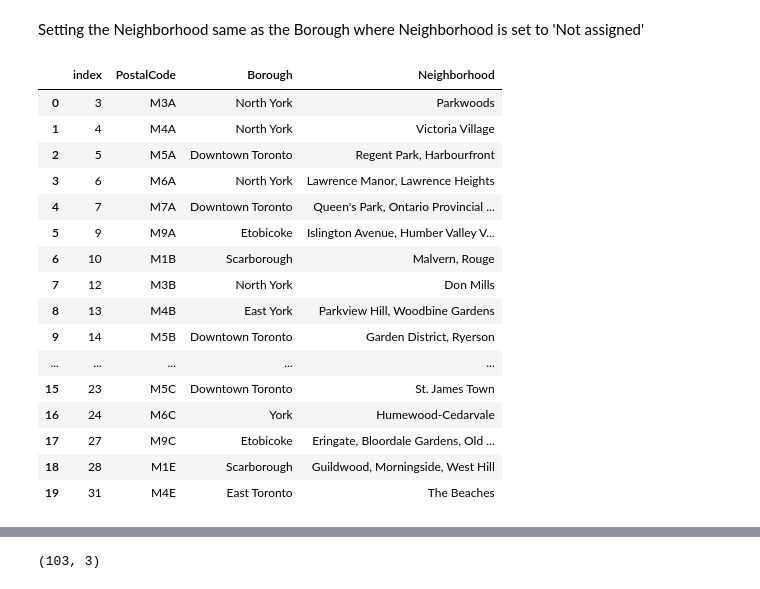
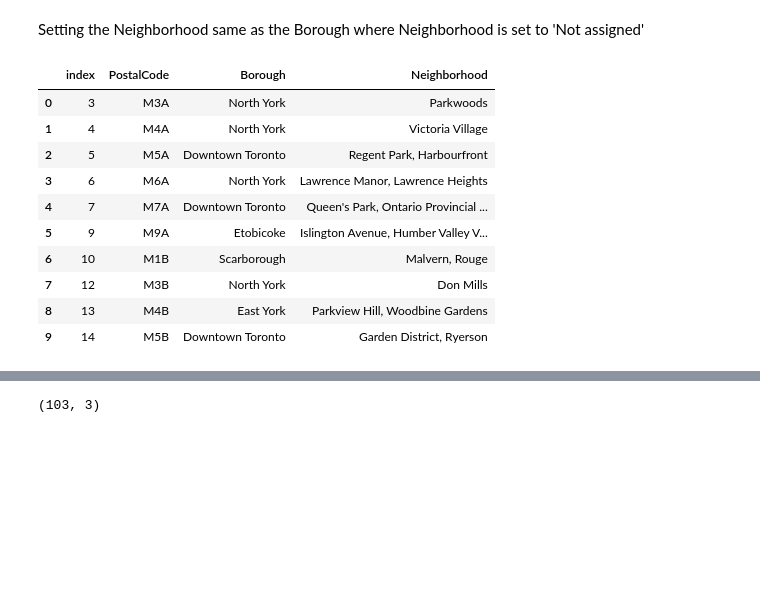
Before and after one commit to abhishekpawl/Battle-of-Neighborhoods, a Jupyter notebook: Segmenting_and_Clustering_Neighborhoods_in_Toronto.ipynb, the cells around one changed output, grey strips where cells are left out. Saved outputs shown, nothing was run; the diff lists cells and outputs as text; code cells hidden in the pictures; blank space fills up the shorter version.

```diff
--- a/Segmenting_and_Clustering_Neighborhoods_in_Toronto.ipynb
+++ b/Segmenting_and_Clustering_Neighborhoods_in_Toronto.ipynb
@@ -115,22 +75,17 @@ Setting the Neighborhood same as the Borough where Neighborhood is set to 'Not a
 df.loc[df['Neighborhood'] == 'Not assigned', 'Neighborhood'] = df['Borough']
 # %%
 df.reset_index(inplace = True)
-df.head(20)
-# %% [output]
-|  | index | PostalCode | Borough | Neighborhood |
-| 0 | 3 | M3A | North York | Parkwoods |
-| 1 | 4 | M4A | North York | Victoria Village |
-| 2 | 5 | M5A | Downtown Toronto | Regent Park, Harbourfront |
-| 3 | 6 | M6A | North York | Lawrence Manor, Lawrence Heights |
-| 4 | 7 | M7A | Downtown Toronto | Queen's Park, Ontario Provincial ... |
-| 5 | 9 | M9A | Etobicoke | Islington Avenue, Humber Valley V... |
-| 6 | 10 | M1B | Scarborough | Malvern, Rouge |
-| 7 | 12 | M3B | North York | Don Mills |
-| 8 | 13 | M4B | East York | Parkview Hill, Woodbine Gardens |
-| 9 | 14 | M5B | Downtown Toronto | Garden District, Ryerson |
-| ... | ... | ... | ... | ... |
-| 15 | 23 | M5C | Downtown Toronto | St. James Town |
-| 16 | 24 | M6C | York | Humewood-Cedarvale |
-| 17 | 27 | M9C | Etobicoke | Eringate, Bloordale Gardens, Old ... |
-| 18 | 28 | M1E | Scarborough | Guildwood, Morningside, West Hill |
-| 19 | 31 | M4E | East Toronto | The Beaches |
+# %%
+df.head(10)
+# %% [output]
+|  | index | PostalCode | Borough | Neighborhood |
+| 0 | 3 | M3A | North York | Parkwoods |
+| 1 | 4 | M4A | North York | Victoria Village |
+| 2 | 5 | M5A | Downtown Toronto | Regent Park, Harbourfront |
+| 3 | 6 | M6A | North York | Lawrence Manor, Lawrence Heights |
+| 4 | 7 | M7A | Downtown Toronto | Queen's Park, Ontario Provincial ... |
+| 5 | 9 | M9A | Etobicoke | Islington Avenue, Humber Valley V... |
+| 6 | 10 | M1B | Scarborough | Malvern, Rouge |
+| 7 | 12 | M3B | North York | Don Mills |
+| 8 | 13 | M4B | East York | Parkview Hill, Woodbine Gardens |
+| 9 | 14 | M5B | Downtown Toronto | Garden District, Ryerson |
```
Also changed, not shown: parts of 15 cells of this notebook.
